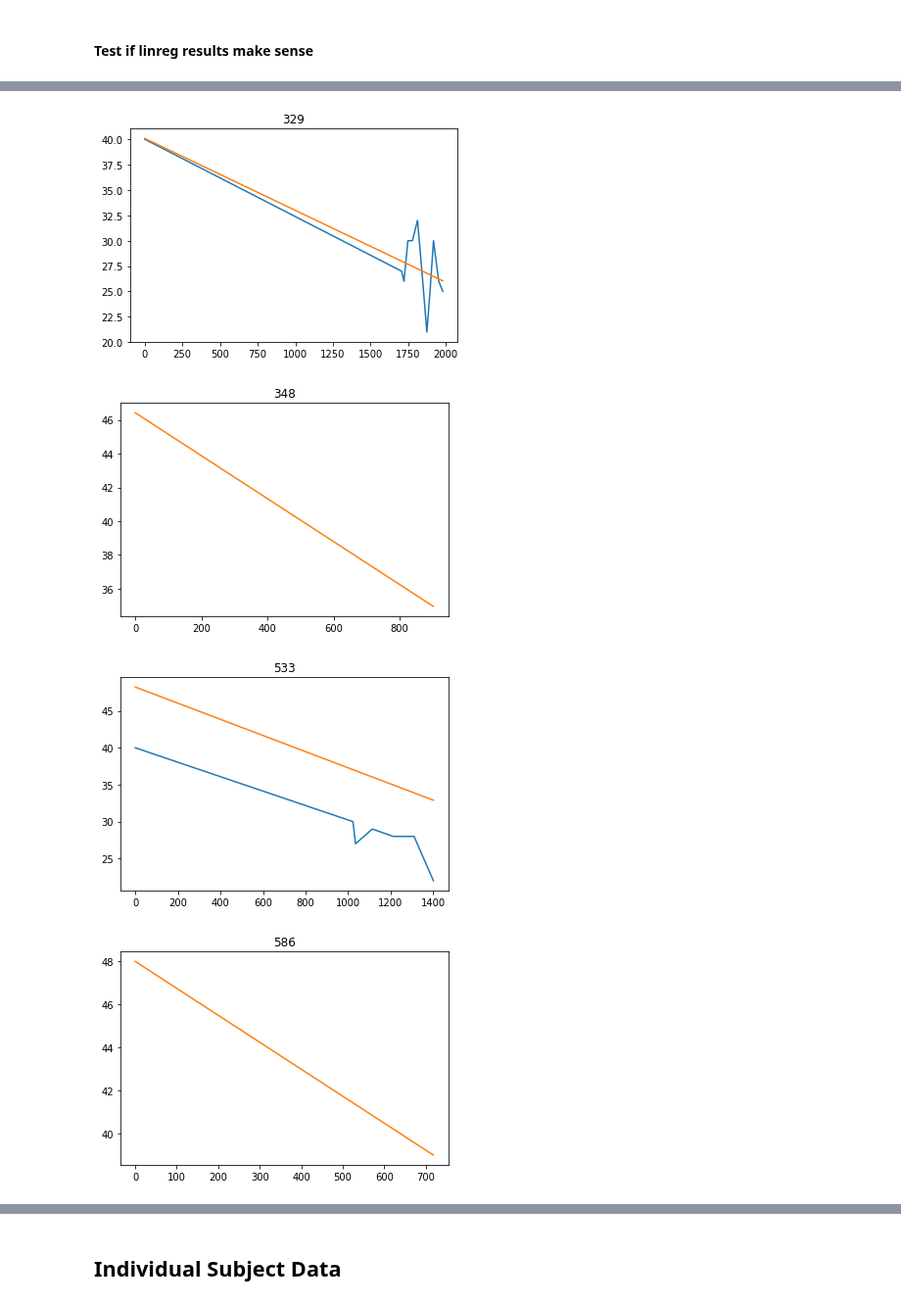
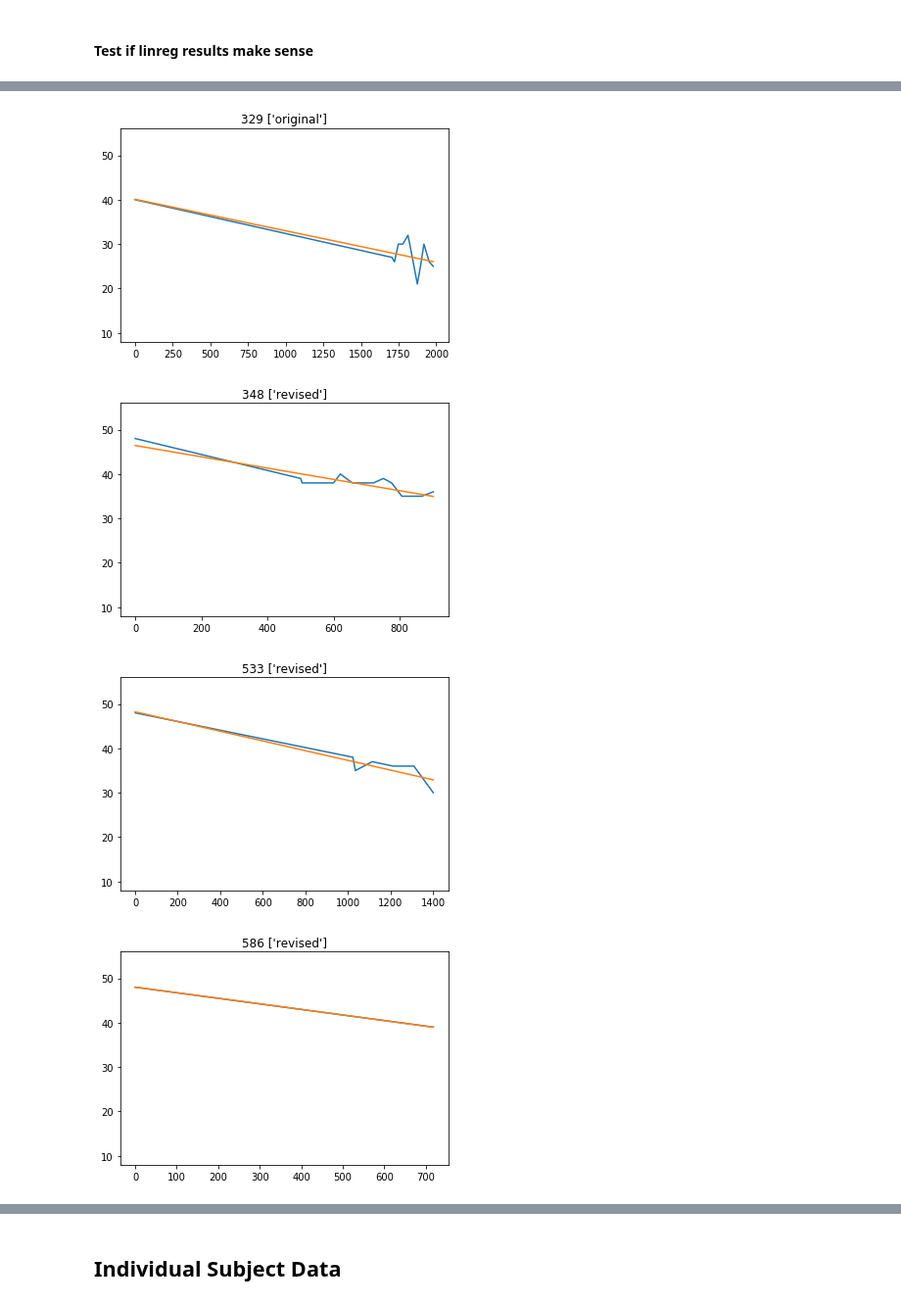
Before and after one commit to ttompk/als, a Jupyter notebook: question.ipynb, the cells around one changed output, grey strips where cells are left out. Shown at 98% size. Cells and saved outputs as stored; diff of their text form; code cells hidden in the pictures.

```diff
--- a/question.ipynb
+++ b/question.ipynb
@@ -274,7 +274,7 @@ for subj in subjects_list:
     data = df.loc[ df[subject_col]==subj].copy()
     y1=data[y_col1]
     y2=data[y_col2]
-    x=data[y_col]
+    x=data[x_col]
 
     # if only one record then skip
     if len(data)==1:
@@ -321,16 +331,24 @@ subj10 = subjects[0:10]
 # %%
-# plot one subject = 329
+# plot a few subject's points with linear regression line
+subj10 = subjects_list[0:10]
 for subj in subj10:
     points = scale_onset[ scale_onset['subject_id']==subj]
     line = linreg[ linreg['subject_id']==subj]
-    plt.plot(points['day_since_onset'].values, points['ALSFRS_Total'].values)
-    plt.plot(points['day_since_onset'].values,
+    if line['scale'].values == 'original':
+        plt.plot(points['day_since_onset'].values, points['ALSFRS_Total'].values)
+        plt.plot(points['day_since_onset'].values,
              line['intercept'].values + line['slope'].values * points['day_since_onset'].values,
              '-')
-    plt.title(subj)
+    else:
+        plt.plot(points['day_since_onset'].values, points['ALSFRS_R_Total'].values)
+        plt.plot(points['day_since_onset'].values,
+             line['intercept'].values + line['slope'].values * points['day_since_onset'].values,
+             '-')
+    plt.title("{} {}".format(subj,line['scale'].values))
+    plt.ylim(8,56)
     plt.show()
 # %% [output]
-[figure, old version]
+[figure, new version]
-[figure, old version]
+[figure, new version]
-[figure, old version]
+[figure, new version]
-[figure, old version]
+[figure, new version]
```
Also changed, not shown: parts of 6 cells of this notebook, 1 other file.
